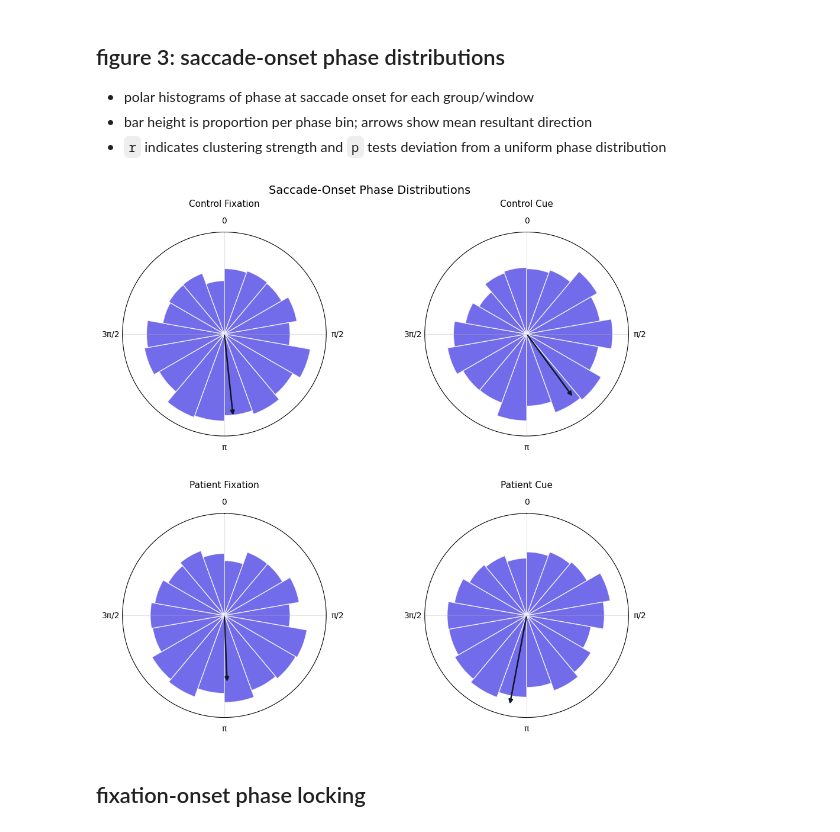
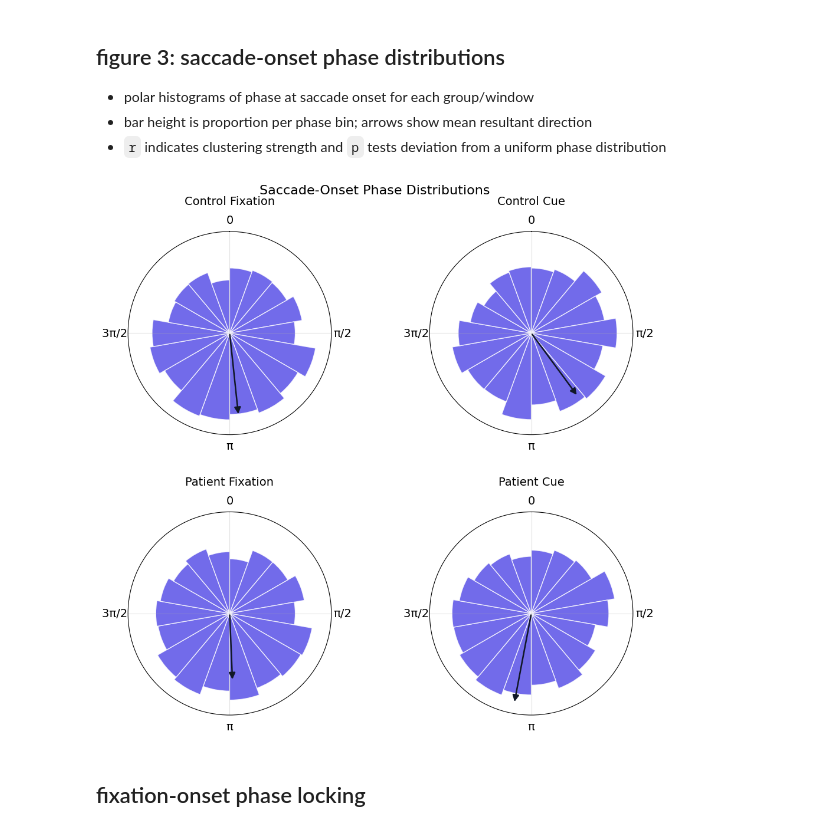
Before and after one commit to anjisuri/lab-project, a Jupyter notebook: results_figs.ipynb, the cells around one changed output. Saved outputs shown, nothing was run; the diff lists cells and outputs as text; code cells hidden in the pictures.

```diff
--- a/results_figs.ipynb
+++ b/results_figs.ipynb
@@ -278,37 +278,37 @@ for key in keys:
             "width": width,
             "r_event": r_event,
             "r_arrow": r_arrow,
             "mean_dir": mean_dir,
             "p": pval,
             "n": len(phases),
         }
     else:
         panel_data[key] = None
 
 max_prop = max((d["prop"].max() for d in panel_data.values() if d is not None), default=0.1)
 r_lim = max_prop * 1.15
 max_r_arrow = max((d["r_arrow"] for d in panel_data.values() if d is not None and np.isfinite(d["r_arrow"])), default=1.0)
 
 for ax, key in zip(axes.ravel(), keys):
     d = panel_data[key]
     ax.set_theta_zero_location("N")
     ax.set_theta_direction(-1)
-    ax.set_thetagrids([0, 90, 180, 270], labels=["0", "π/2", "π", "3π/2"])
+    ax.set_thetagrids([0, 90, 180, 270], labels=["0", "π/2", "π", "3π/2 "])
     ax.set_ylim(0, r_lim)
     ax.set_yticks([])
     ax.grid(alpha=0.35)
     ax.bar(d["centers"], d["prop"], width=d["width"], color="#4f46e5", alpha=0.8, edgecolor="white")
 
     arrow_len = (d["r_arrow"] / max(1e-12, max_r_arrow)) * (0.9 * r_lim)
     ax.annotate("", xy=(d["mean_dir"], arrow_len), xytext=(0, 0), arrowprops=dict(arrowstyle="-|>", lw=1.8, color="#111827"))
 
-    ax.set_title(f"{key[0]} {key[1]}", fontsize=11, pad=12)
+    ax.set_title(f"{key[0]} {key[1]}", fontsize=14, pad=12)
 
-fig.suptitle("Saccade-Onset Phase Distributions", fontsize=14)
+fig.suptitle("Saccade-Onset Phase Distributions", fontsize=16)
 fig.subplots_adjust(left=0.05, right=0.97, bottom=0.08, top=0.90, wspace=0.25, hspace=0.38)
 plt.show()
 # %% [output]
-[figure, old version]
+[figure, new version]
 # %% [markdown]
 ## fixation-onset phase locking
 # %%
```
Also changed, not shown: parts of 3 cells of this notebook, 1 other file.
